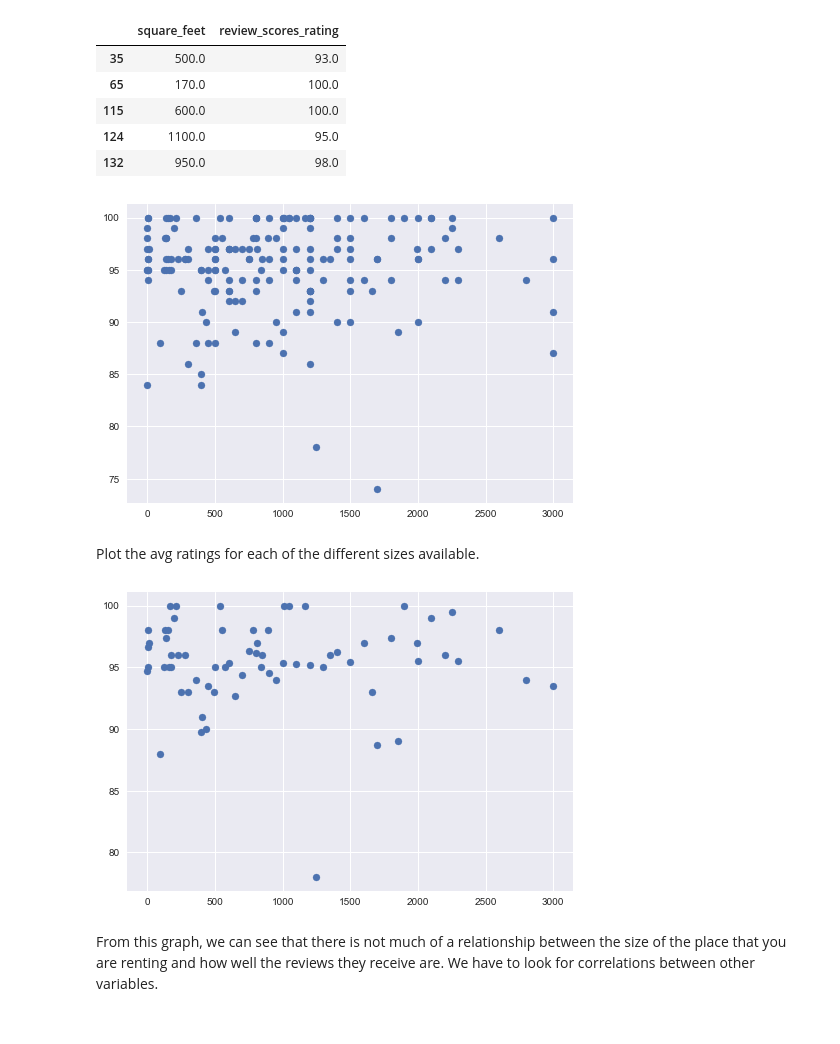
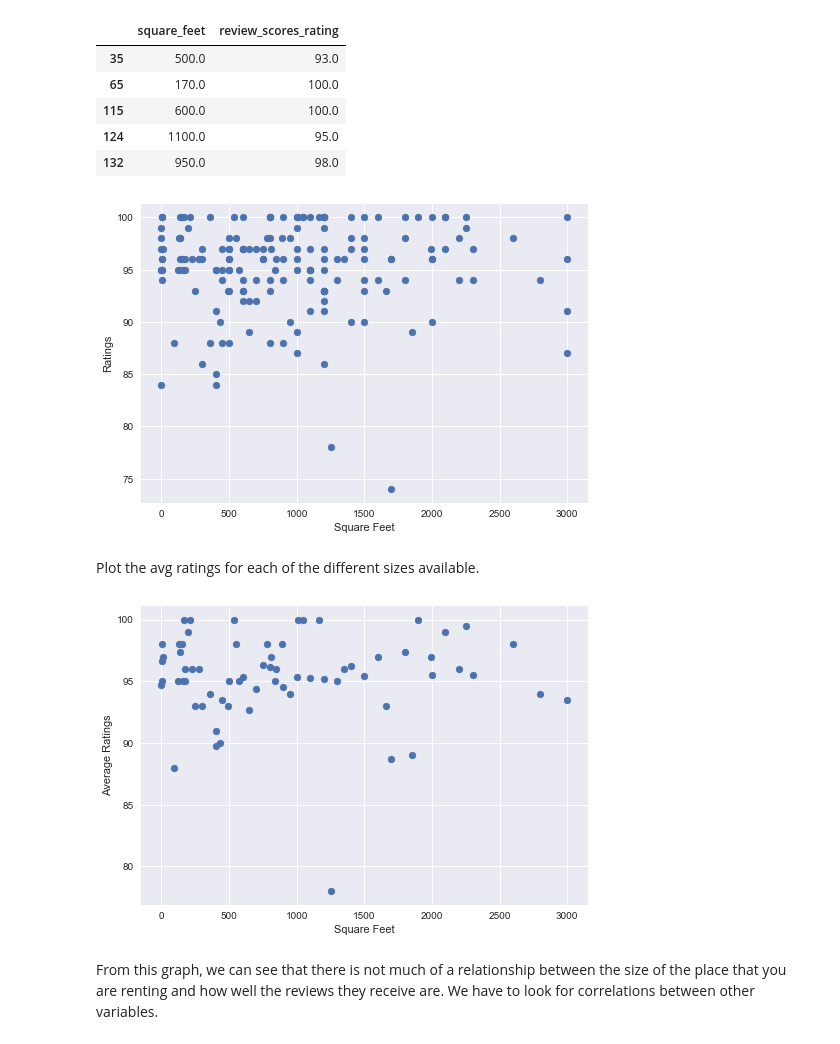
Before and after one commit to AbiSri/finaltutorial, a Jupyter notebook: main.ipynb, the cells around one changed output. Drawn from its saved outputs; the diff is of its cells as text; code cells hidden in the pictures.

```diff
--- a/main.ipynb
+++ b/main.ipynb
@@ -128,9 +128,11 @@ size_rating.head()
 | 132 | 950.0 | 98.0 |
 # %%
 plt.scatter(size_rating['square_feet'], size_rating['review_scores_rating'])
+plt.xlabel('Square Feet')
+plt.ylabel('Ratings')
 plt.show()
 # %% [output]
-[figure, old version]
+[figure, new version]
 # %% [markdown]
 Plot the avg ratings for each of the different sizes available.
 # %%
@@ -141,9 +143,11 @@ for x in size_rating['square_feet'].unique():
     avg.append(size_rating[size_rating['square_feet'] == x]['review_scores_rating'].mean())
 
 plt.scatter(sizes, avg)
+plt.xlabel('Square Feet')
+plt.ylabel('Average Ratings')
 plt.show()
 # %% [output]
-[figure, old version]
+[figure, new version]
 # %% [markdown]
 From this graph, we can see that there is not much of a relationship between the size of the place that you are renting and how well the reviews they receive are. We have to look for correlations between other variables.
 # %% [markdown]
```
Also changed, not shown: parts of 16 cells of this notebook.
